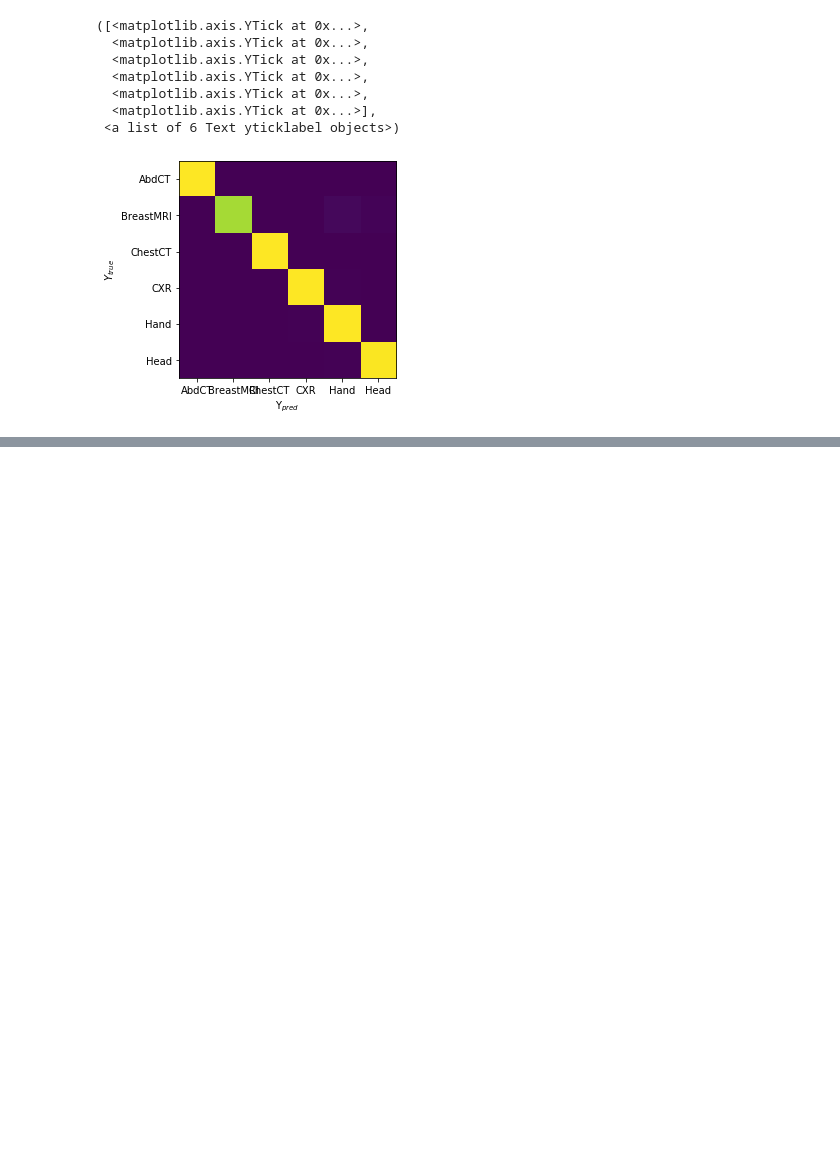
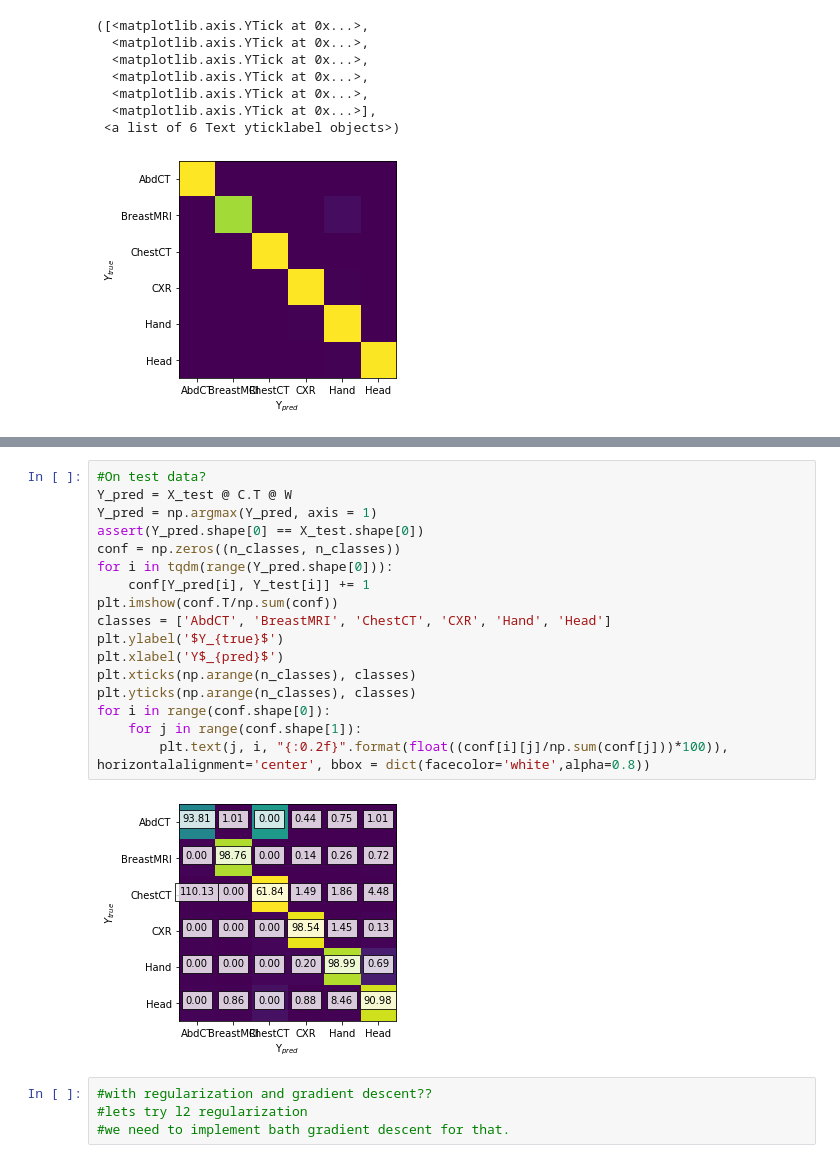
Before and after one commit to varundesai10/ELL409_Assignment1, a Jupyter notebook: question3.ipynb, the cells around one changed output, grey strips where cells are left out. Cells and saved outputs as stored; diff of their text form; blank space fills up the shorter version.

```diff
--- a/question3.ipynb
+++ b/question3.ipynb
@@ -518,0 +499,23 @@ for i in range(conf.shape[0]):
+# %%
+#On test data?
+Y_pred = X_test @ C.T @ W
+Y_pred = np.argmax(Y_pred, axis = 1)
+assert(Y_pred.shape[0] == X_test.shape[0])
+conf = np.zeros((n_classes, n_classes))
+for i in tqdm(range(Y_pred.shape[0])):
+    conf[Y_pred[i], Y_test[i]] += 1
+plt.imshow(conf.T/np.sum(conf))
+classes = ['AbdCT', 'BreastMRI', 'ChestCT', 'CXR', 'Hand', 'Head']
+plt.ylabel('$Y_{true}$')
+plt.xlabel('Y$_{pred}$')
+plt.xticks(np.arange(n_classes), classes)
+plt.yticks(np.arange(n_classes), classes)
+for i in range(conf.shape[0]):
+    for j in range(conf.shape[1]):
+        plt.text(j, i, "{:0.2f}".format(float((conf[i][j]/np.sum(conf[j]))*100)), horizontalalignment='center', bbox = dict(facecolor='white',alpha=0.8))
+# %% [output]
+[figure, added]
+# %%
+#with regularization and gradient descent??
+#lets try l2 regularization
+#we need to implement bath gradient descent for that.
```
Also changed, not shown: parts of 14 cells of this notebook, 4 other files.
